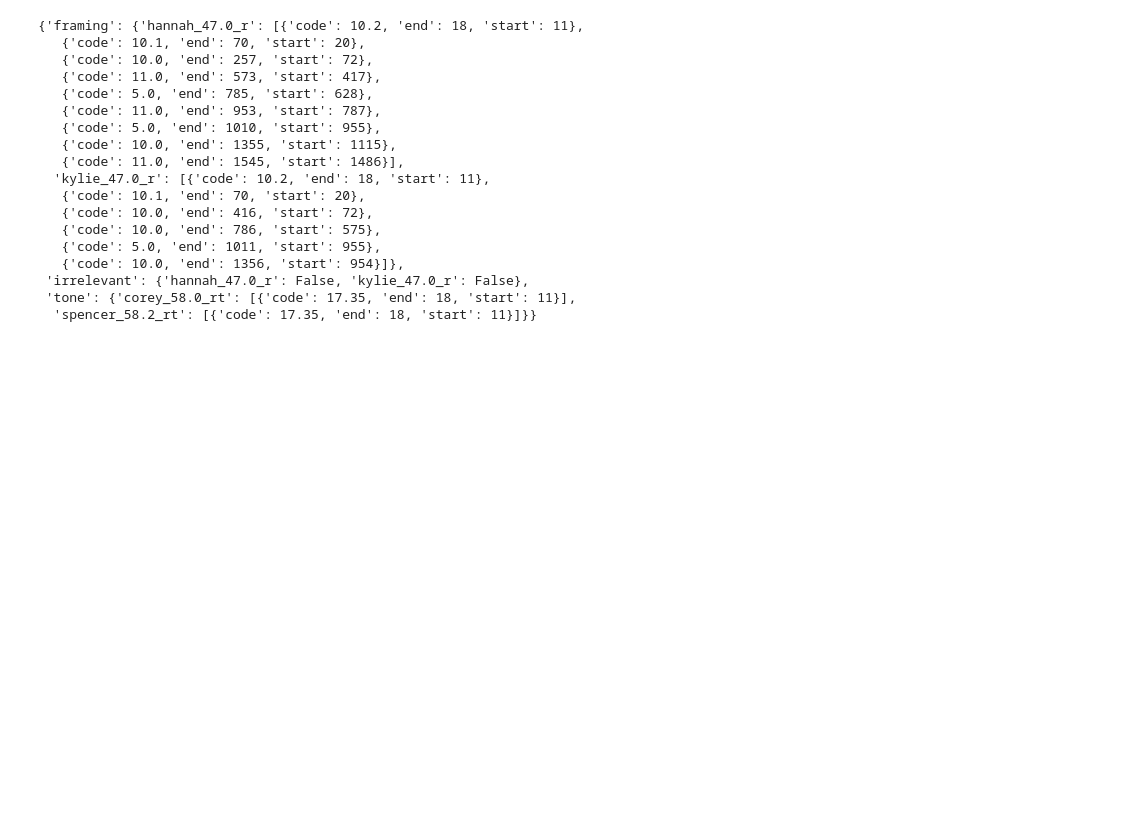
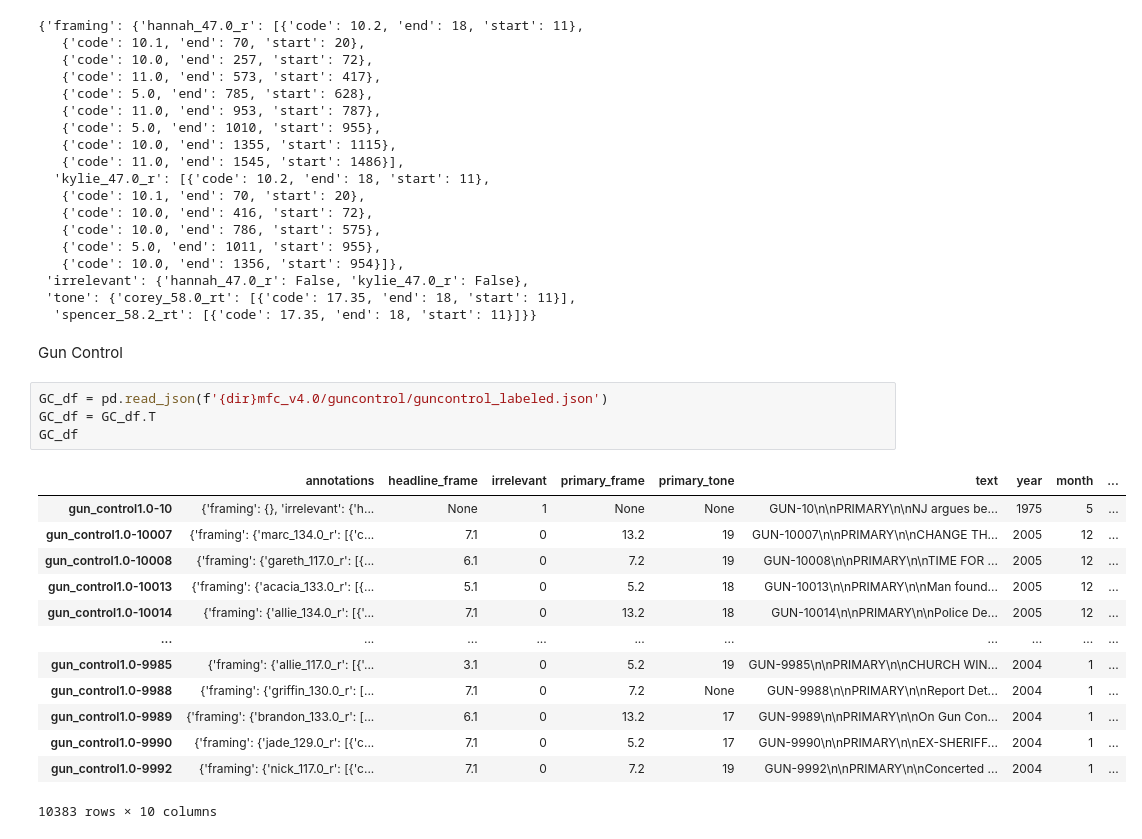
Before and after one commit to jmlDC/MARISOL-Thesis22-23, a Jupyter notebook: MFC.ipynb, the cells around one changed output. Saved outputs shown, nothing was run; the diff lists cells and outputs as text; blank space fills up the shorter version.

```diff
--- a/MFC.ipynb
+++ b/MFC.ipynb
@@ -64,3 +64,23 @@ IMM_df['annotations'].iloc[0]
  'irrelevant': {'hannah_47.0_r': False, 'kylie_47.0_r': False},
  'tone': {'corey_58.0_rt': [{'code': 17.35, 'end': 18, 'start': 11}],
   'spencer_58.2_rt': [{'code': 17.35, 'end': 18, 'start': 11}]}}
+# %% [markdown]
+Gun Control
+# %%
+GC_df = pd.read_json(f'{dir}mfc_v4.0/guncontrol/guncontrol_labeled.json')
+GC_df = GC_df.T
+GC_df
+# %% [output]
+|  | annotations | headline_frame | irrelevant | primary_frame | primary_tone | text | year | month | ... |
+| gun_control1.0-10 | {'framing': {}, 'irrelevant': {'h... | None | 1 | None | None | GUN-10\n\nPRIMARY\n\nNJ argues be... | 1975 | 5 | ... |
+| gun_control1.0-10007 | {'framing': {'marc_134.0_r': [{'c... | 7.1 | 0 | 13.2 | 19 | GUN-10007\n\nPRIMARY\n\nCHANGE TH... | 2005 | 12 | ... |
+| gun_control1.0-10008 | {'framing': {'gareth_117.0_r': [{... | 6.1 | 0 | 7.2 | 19 | GUN-10008\n\nPRIMARY\n\nTIME FOR ... | 2005 | 12 | ... |
+| gun_control1.0-10013 | {'framing': {'acacia_133.0_r': [{... | 5.1 | 0 | 5.2 | 18 | GUN-10013\n\nPRIMARY\n\nMan found... | 2005 | 12 | ... |
+| gun_control1.0-10014 | {'framing': {'allie_134.0_r': [{'... | 7.1 | 0 | 13.2 | 18 | GUN-10014\n\nPRIMARY\n\nPolice De... | 2005 | 12 | ... |
+| ... | ... | ... | ... | ... | ... | ... | ... | ... | ... |
+| gun_control1.0-9985 | {'framing': {'allie_117.0_r': [{'... | 3.1 | 0 | 5.2 | 19 | GUN-9985\n\nPRIMARY\n\nCHURCH WIN... | 2004 | 1 | ... |
+| gun_control1.0-9988 | {'framing': {'griffin_130.0_r': [... | 7.1 | 0 | 7.2 | None | GUN-9988\n\nPRIMARY\n\nReport Det... | 2004 | 1 | ... |
+| gun_control1.0-9989 | {'framing': {'brandon_133.0_r': [... | 6.1 | 0 | 13.2 | 17 | GUN-9989\n\nPRIMARY\n\nOn Gun Con... | 2004 | 1 | ... |
+| gun_control1.0-9990 | {'framing': {'jade_129.0_r': [{'c... | 7.1 | 0 | 5.2 | 17 | GUN-9990\n\nPRIMARY\n\nEX-SHERIFF... | 2004 | 1 | ... |
+| gun_control1.0-9992 | {'framing': {'nick_117.0_r': [{'c... | 7.1 | 0 | 7.2 | 19 | GUN-9992\n\nPRIMARY\n\nConcerted ... | 2004 | 1 | ... |
+10383 rows × 10 columns
```
Also changed, not shown: parts of 6 cells of this notebook.
